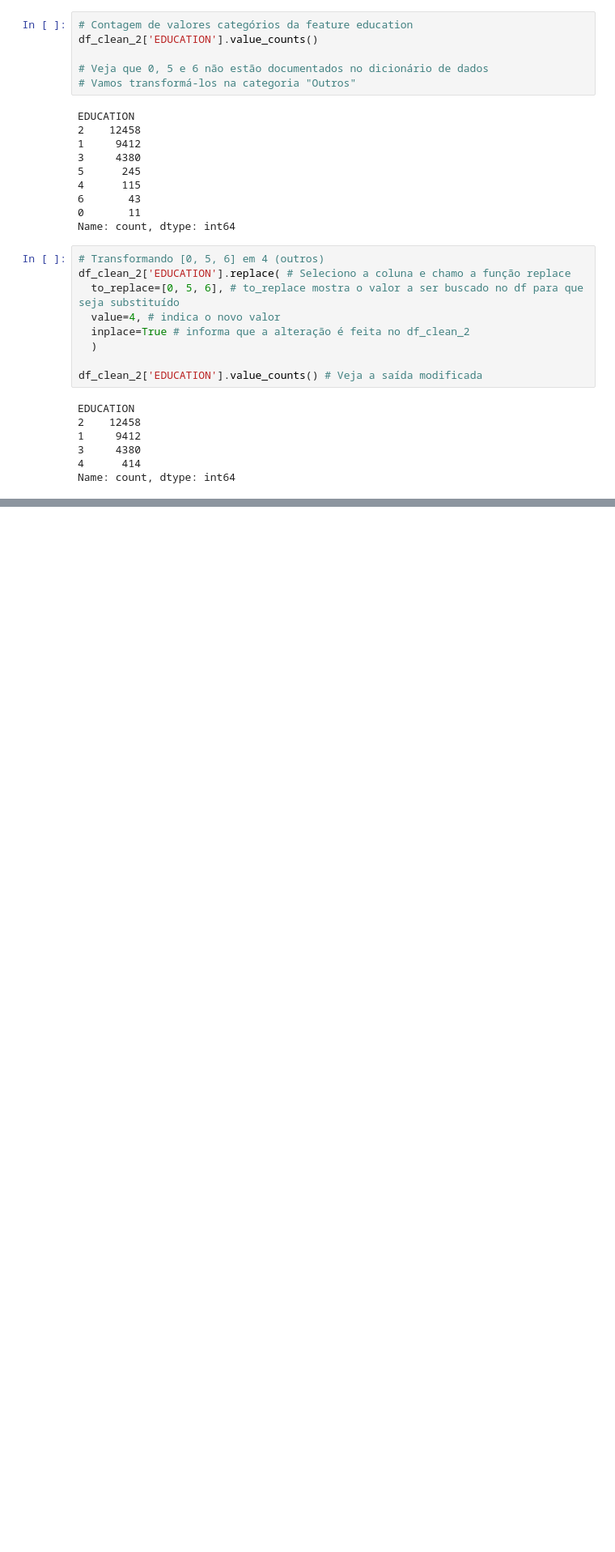
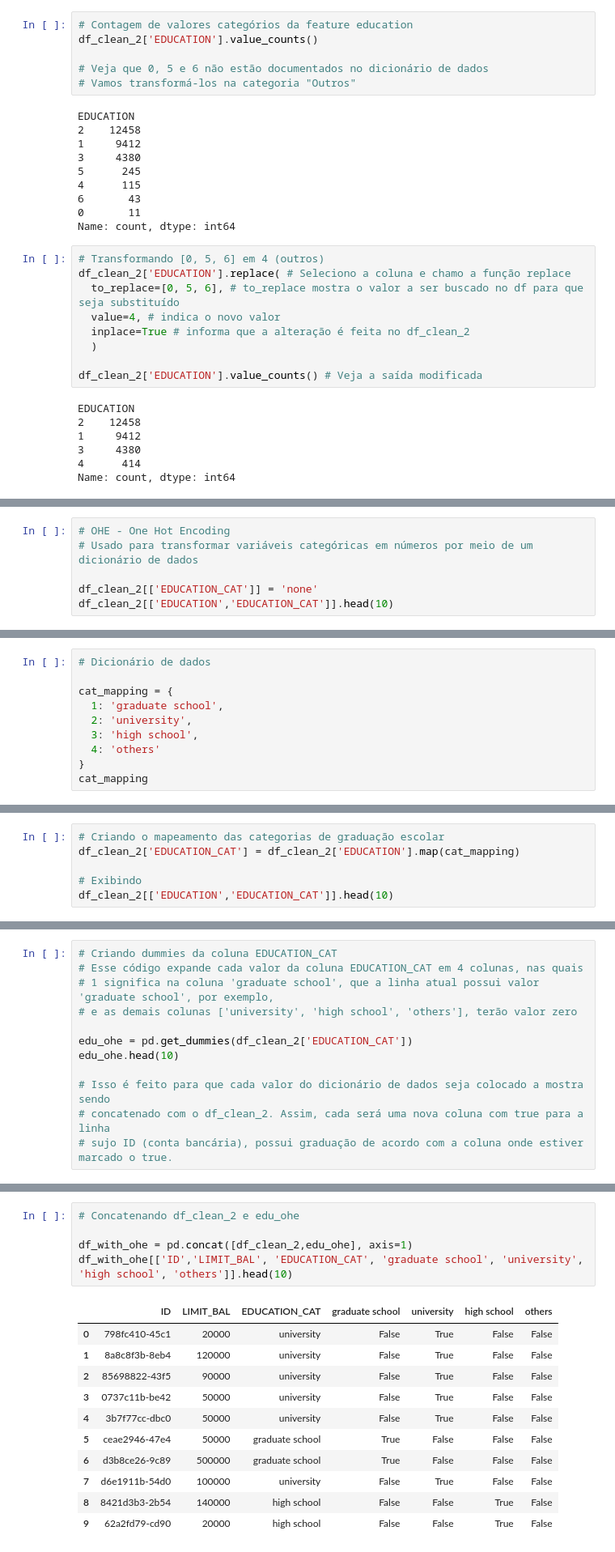
Before and after one commit to asMoises/proj_inadinplencia, a Jupyter notebook: notebooks/analise-inadimp.ipynb, the cells around one changed output, grey strips where cells are left out. Shown at 81% size. Cells and saved outputs as stored; diff of their text form; blank space fills up the shorter version.

Commit message:
Finalizando o capitulo 1 - Criando One Hot Encoding

```diff
--- a/notebooks/analise-inadimp.ipynb
+++ b/notebooks/analise-inadimp.ipynb
@@ -545,0 +611,6 @@ Name: count, dtype: int64
+# %%
+# OHE - One Hot Encoding
+# Usado para transformar variáveis categóricas em números por meio de um dicionário de dados
+
+df_clean_2[['EDUCATION_CAT']] = 'none'
+df_clean_2[['EDUCATION','EDUCATION_CAT']].head(10)
@@ -575,0 +635,10 @@ plt.xlabel('Education level: ordinal encoding');
+# %%
+# Dicionário de dados
+
+cat_mapping = {
+  1: 'graduate school',
+  2: 'university',
+  3: 'high school',
+  4: 'others'
+}
+cat_mapping
@@ -575,0 +647,6 @@ plt.xlabel('Education level: ordinal encoding');
+# %%
+# Criando o mapeamento das categorias de graduação escolar
+df_clean_2['EDUCATION_CAT'] = df_clean_2['EDUCATION'].map(cat_mapping)
+
+# Exibindo
+df_clean_2[['EDUCATION','EDUCATION_CAT']].head(10)
@@ -575,0 +665,12 @@ plt.xlabel('Education level: ordinal encoding');
+# %%
+# Criando dummies da coluna EDUCATION_CAT
+# Esse código expande cada valor da coluna EDUCATION_CAT em 4 colunas, nas quais
+# 1 significa na coluna 'graduate school', que a linha atual possui valor 'graduate school', por exemplo,
+# e as demais colunas ['university', 'high school', 'others'], terão valor zero
+
+edu_ohe = pd.get_dummies(df_clean_2['EDUCATION_CAT'])
+edu_ohe.head(10)
+
+# Isso é feito para que cada valor do dicionário de dados seja colocado a mostra sendo
+# concatenado com o df_clean_2. Assim, cada será uma nova coluna com true para a linha
+# sujo ID (conta bancária), possui graduação de acordo com a coluna onde estiver marcado o true.
@@ -575,0 +689,17 @@ plt.xlabel('Education level: ordinal encoding');
+# %%
+# Concatenando df_clean_2 e edu_ohe
+
+df_with_ohe = pd.concat([df_clean_2,edu_ohe], axis=1)
+df_with_ohe[['ID','LIMIT_BAL', 'EDUCATION_CAT', 'graduate school', 'university', 'high school', 'others']].head(10)
+# %% [output]
+|  | ID | LIMIT_BAL | EDUCATION_CAT | graduate school | university | high school | others |
+| 0 | 798fc410-45c1 | 20000 | university | False | True | False | False |
+| 1 | 8a8c8f3b-8eb4 | 120000 | university | False | True | False | False |
+| 2 | 85698822-43f5 | 90000 | university | False | True | False | False |
+| 3 | 0737c11b-be42 | 50000 | university | False | True | False | False |
+| 4 | 3b7f77cc-dbc0 | 50000 | university | False | True | False | False |
+| 5 | ceae2946-47e4 | 50000 | graduate school | True | False | False | False |
+| 6 | d3b8ce26-9c89 | 500000 | graduate school | True | False | False | False |
+| 7 | d6e1911b-54d0 | 100000 | university | False | True | False | False |
+| 8 | 8421d3b3-2b54 | 140000 | high school | False | False | True | False |
+| 9 | 62a2fd79-cd90 | 20000 | high school | False | False | True | False |
```
Also changed, not shown: parts of 16 cells of this notebook, 1 other file.
